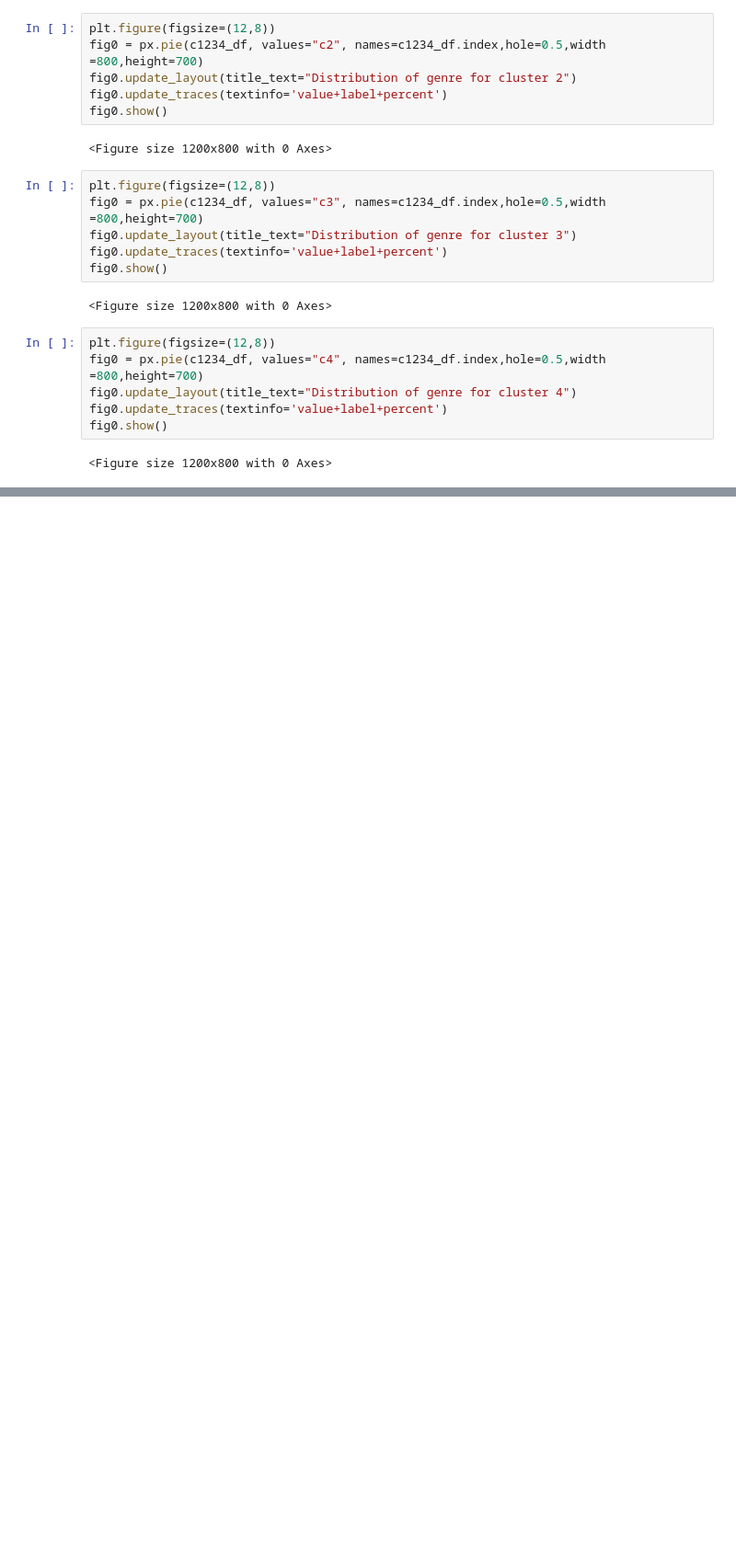
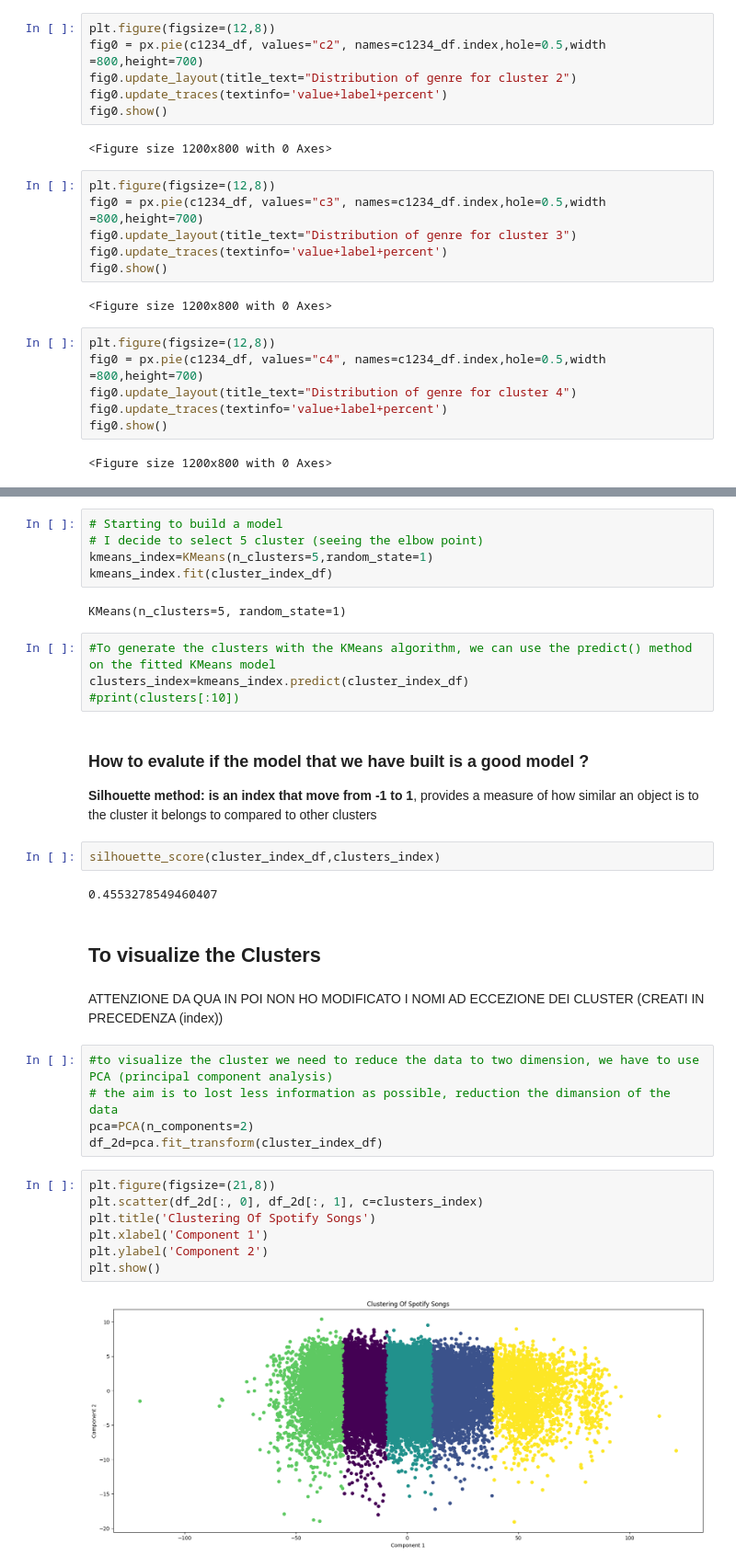
Before and after one commit to alelovo/Project_MachineLearning, a Jupyter notebook: CLUSTER.ipynb, the cells around one changed output, grey strips where cells are left out. Shown at 92% size. Saved outputs shown, nothing was run; the diff lists cells and outputs as text; blank space fills up the shorter version.

```diff
--- a/CLUSTER.ipynb
+++ b/CLUSTER.ipynb
@@ -334,0 +494,37 @@ fig0.show()
+# %%
+# Starting to build a model
+# I decide to select 5 cluster (seeing the elbow point)
+kmeans_index=KMeans(n_clusters=5,random_state=1)
+kmeans_index.fit(cluster_index_df)
+# %% [output]
+KMeans(n_clusters=5, random_state=1)
+# %%
+#To generate the clusters with the KMeans algorithm, we can use the predict() method on the fitted KMeans model
+clusters_index=kmeans_index.predict(cluster_index_df)
+#print(clusters[:10])
+# %% [markdown]
+### How to evalute if the model that we have built is a good model ?
+
+**Silhouette method: is an index that move from -1 to 1**, provides a measure of how similar an object is to the cluster it belongs to compared to other clusters
+# %%
+silhouette_score(cluster_index_df,clusters_index)
+# %% [output]
+0.4553278549460407
+# %% [markdown]
+## To visualize the Clusters
+# %% [markdown]
+ATTENZIONE DA QUA IN POI NON HO MODIFICATO I NOMI AD ECCEZIONE DEI CLUSTER (CREATI IN PRECEDENZA (index))
+# %%
+#to visualize the cluster we need to reduce the data to two dimension, we have to use PCA (principal component analysis)
+# the aim is to lost less information as possible, reduction the dimansion of the data
+pca=PCA(n_components=2)
+df_2d=pca.fit_transform(cluster_index_df)
+# %%
+plt.figure(figsize=(21,8))
+plt.scatter(df_2d[:, 0], df_2d[:, 1], c=clusters_index)
+plt.title('Clustering Of Spotify Songs')
+plt.xlabel('Component 1')
+plt.ylabel('Component 2')
+plt.show()
+# %% [output]
+[figure, added]
```
Also changed, not shown: parts of 32 cells of this notebook, 1 other file.
